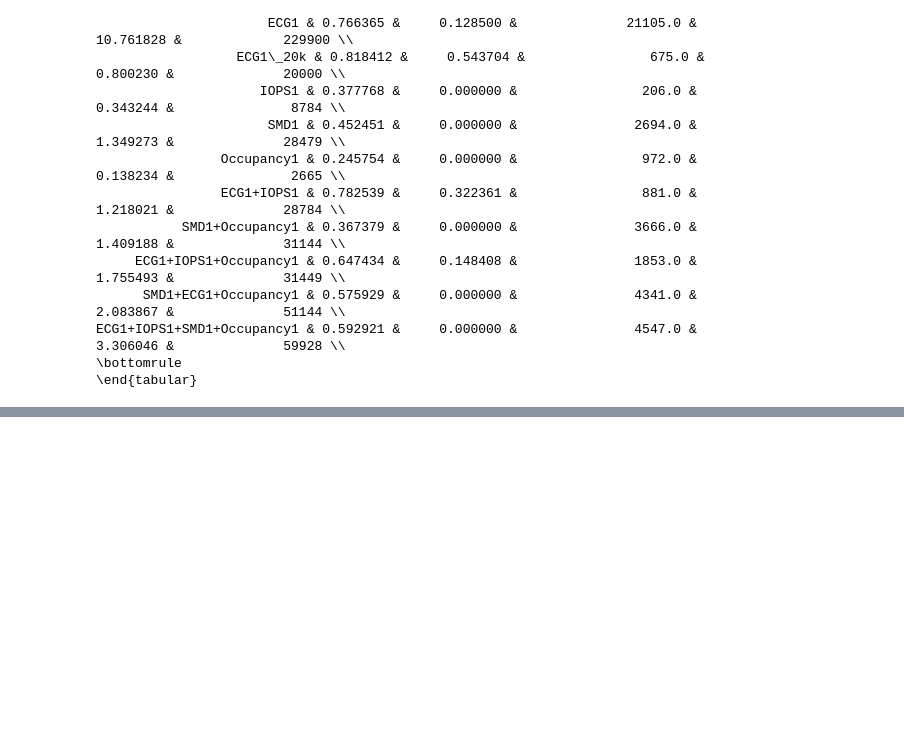
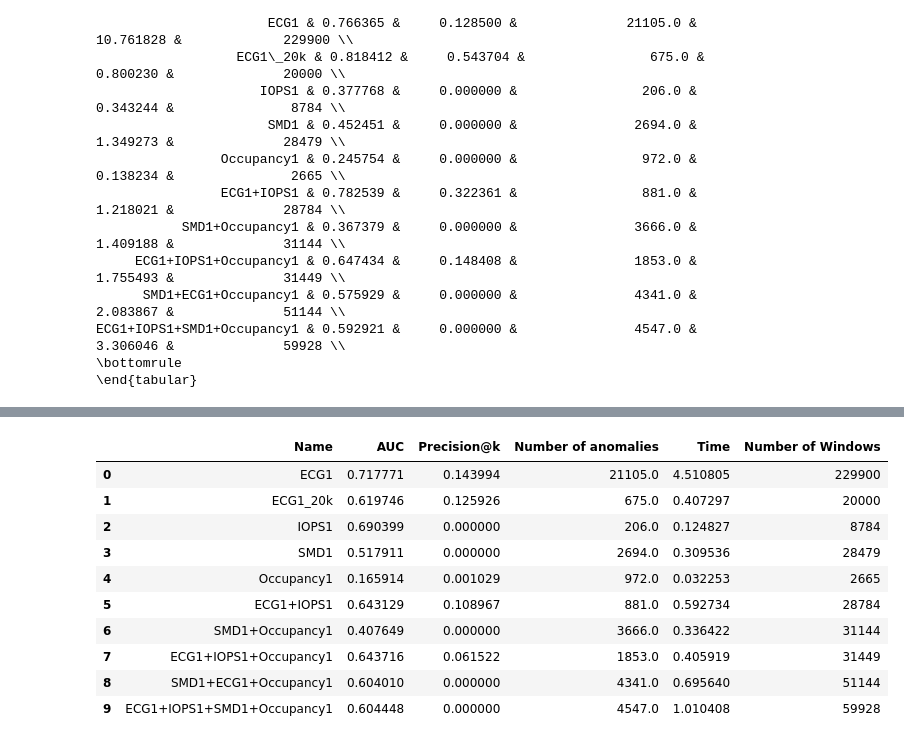
Before and after one commit to GeorgeM2000/Streamify-Time-Series-Anomaly-Detection-Methods, a Jupyter notebook: Notebook_12_Matrix_Profile.ipynb, the cells around one changed output, grey strips where cells are left out. Saved outputs shown, nothing was run; the diff lists cells and outputs as text; code cells hidden in the pictures; blank space fills up the shorter version.

Commit message:
Dynamic Partitioning Done

```diff
--- a/Notebook_12_Matrix_Profile.ipynb
+++ b/Notebook_12_Matrix_Profile.ipynb
@@ -352,0 +403,50 @@ df.to_csv('Results/Matrix Profile/STUMP-variant2', index=False)
+# %%
+results = []
+
+for name in (p := tqdm(preprocessed_dict.keys())):
+    p.set_description(name)
+    ts = preprocessed_dict[name]
+    window_size = ts['slidingWindow']
+    x = ts['data']
+
+    k = 1
+    score = []
+    t0 = time()
+    for i, batch in enumerate(tqdm(ts['dynamic_partitioning_batches'], desc='Processing Batch')):
+        score_ = stumpy.stump(T_A=batch, m=window_size, k=k, ignore_trivial=True, normalize=True)
+        score_ = score_.T[k-1]
+
+        # Because batches are being split in a way that doesn't allow windows to cross batch boundaries, pad predictions to account for lost
+        # windows.
+        score_ = np.array([score_[0]]*math.ceil((ts['slidingWindow']-1)/2) + list(score_) + [score_[-1]]*((ts['slidingWindow']-1)//2))
+
+        score.extend(score_)
+    t1 = time()
+
+    # In some combinations of batch size and window size, windows overlap with all closest-distance candidates and cannot be scored.
+    # In this case, inf is returned. To fix this, any instances of infinite distances are replaced with zero distance.
+    score = [s if s != np.inf else 0 for s in score]
+    score = np.array(score)
+    score = MinMaxScaler(feature_range=(0,1)).fit_transform(score.reshape(-1,1)).ravel()
+    # score = np.array([score[0]]*math.ceil((ts['slidingWindow']-1)/2) + list(score) + [score[-1]]*((ts['slidingWindow']-1)//2))
+
+    L = printResult(ts['data'], ts['label'], score, ts['slidingWindow'], ts['name'], modelName)
+    results.append([name] + L + [t1-t0, len(x)])
+# %%
+columns = ['Name'] + ['AUC', 'Precision', 'Recall', 'F-score', 'Range-recall', 'ExistenceReward', 'OverlapReward', 'Range-precision', 'Range-Fscore', 'Precision@k', 'RangeAUC', 'Time', 'Number of Windows']
+df = pd.DataFrame(results, columns=columns)
+# %%
+df['Number of anomalies'] = df['Name'].apply(lambda x: np.sum(preprocessed_dict[x]['label']))
+df[['Name', 'AUC', 'Precision@k', 'Number of anomalies', 'Time', 'Number of Windows']]
+# %% [output]
+|  | Name | AUC | Precision@k | Number of anomalies | Time | Number of Windows |
+| 0 | ECG1 | 0.717771 | 0.143994 | 21105.0 | 4.510805 | 229900 |
+| 1 | ECG1_20k | 0.619746 | 0.125926 | 675.0 | 0.407297 | 20000 |
+| 2 | IOPS1 | 0.690399 | 0.000000 | 206.0 | 0.124827 | 8784 |
+| 3 | SMD1 | 0.517911 | 0.000000 | 2694.0 | 0.309536 | 28479 |
+| 4 | Occupancy1 | 0.165914 | 0.001029 | 972.0 | 0.032253 | 2665 |
+| 5 | ECG1+IOPS1 | 0.643129 | 0.108967 | 881.0 | 0.592734 | 28784 |
+| 6 | SMD1+Occupancy1 | 0.407649 | 0.000000 | 3666.0 | 0.336422 | 31144 |
+| 7 | ECG1+IOPS1+Occupancy1 | 0.643716 | 0.061522 | 1853.0 | 0.405919 | 31449 |
+| 8 | SMD1+ECG1+Occupancy1 | 0.604010 | 0.000000 | 4341.0 | 0.695640 | 51144 |
+| 9 | ECG1+IOPS1+SMD1+Occupancy1 | 0.604448 | 0.000000 | 4547.0 | 1.010408 | 59928 |
```
Also changed, not shown: parts of 4 cells of this notebook, 1 other file.
